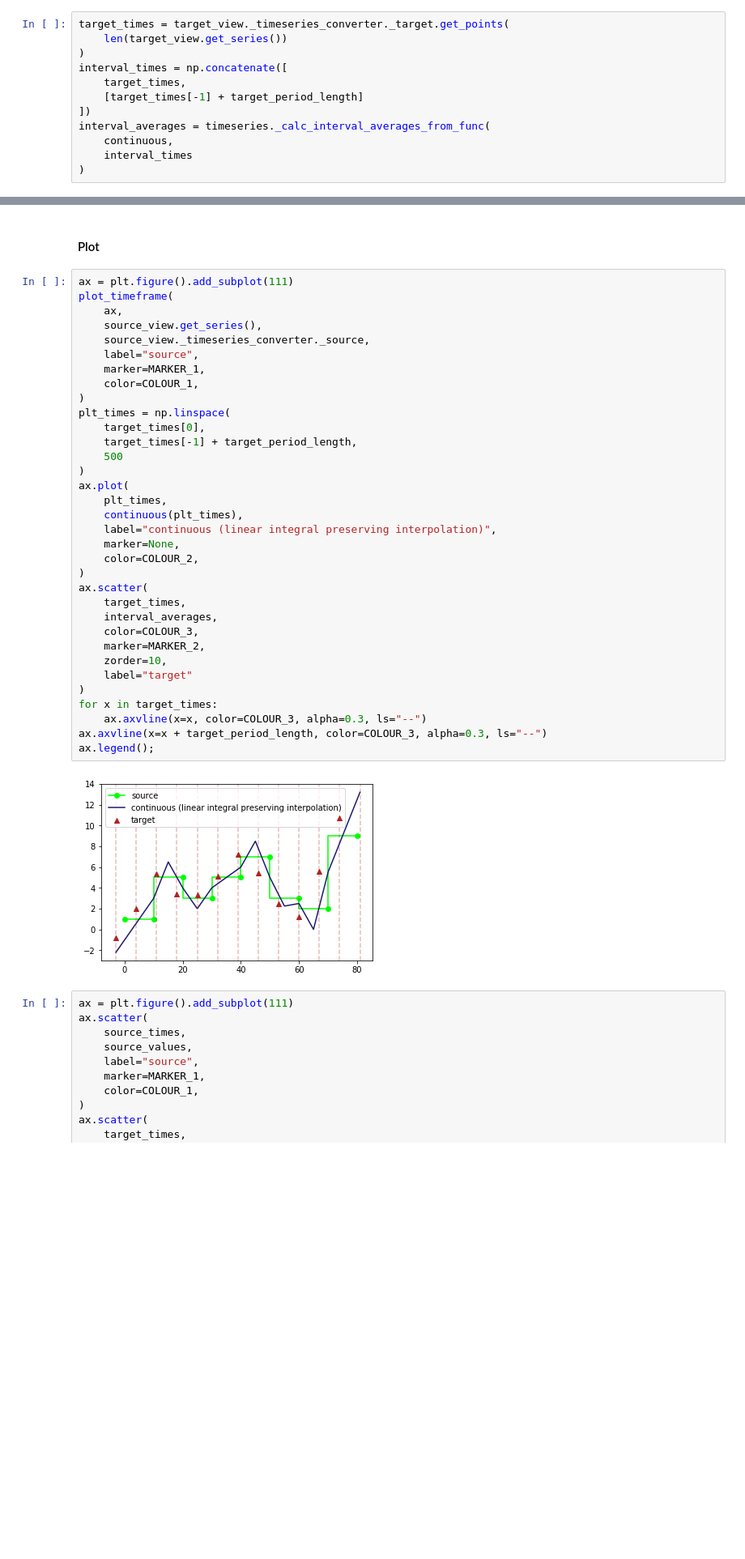
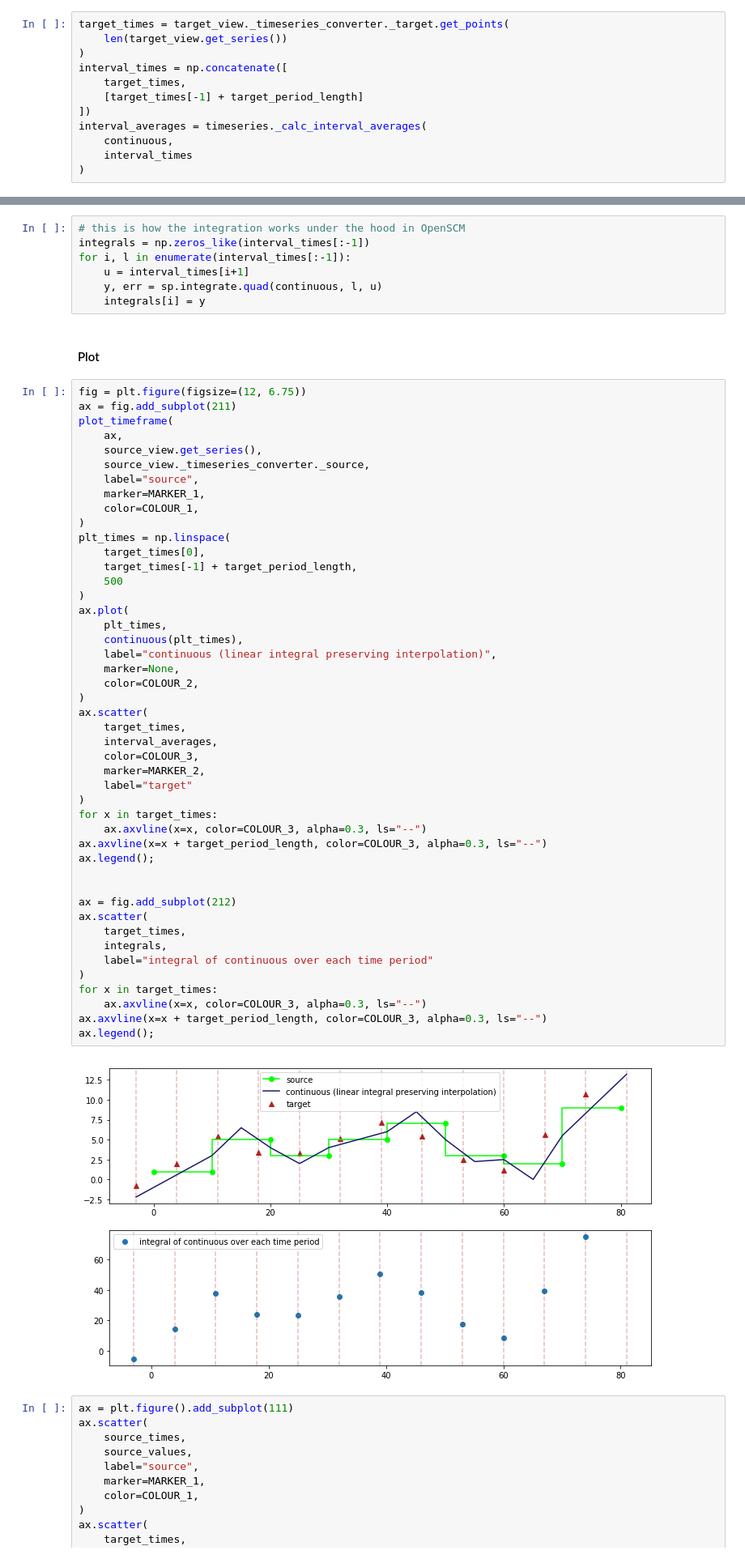
Before and after one commit to openscm/openscm, a Jupyter notebook: notebooks/timeseries.ipynb, the cells around one changed output, grey strips where cells are left out. Shown: that part at 81% size. Drawn from its saved outputs; the diff is of its cells as text; blank space fills up the shorter version.

```diff
--- a/notebooks/timeseries.ipynb
+++ b/notebooks/timeseries.ipynb
@@ -160,7 +161,7 @@ interval_times = np.concatenate([
     target_times,
     [target_times[-1] + target_period_length]
 ])
-interval_averages = timeseries._calc_interval_averages_from_func(
+interval_averages = timeseries._calc_interval_averages(
     continuous,
     interval_times
 )
@@ -170,44 +171,63 @@ interval_averages
 array([-0.8       ,  2.02142857,  5.37857143,  3.42857143,  3.34285714,
         5.1       ,  7.18571429,  5.44642857,  2.49642857,  1.20714286,
         5.59285714, 10.75      ])
+# %%
+# this is how the integration works under the hood in OpenSCM
+integrals = np.zeros_like(interval_times[:-1])
+for i, l in enumerate(interval_times[:-1]):
+    u = interval_times[i+1]
+    y, err = sp.integrate.quad(continuous, l, u)
+    integrals[i] = y
 # %% [markdown]
 #### Plot
 # %%
-ax = plt.figure().add_subplot(111)
+fig = plt.figure(figsize=(12, 6.75))
+ax = fig.add_subplot(211)
 plot_timeframe(
     ax,
     source_view.get_series(),
     source_view._timeseries_converter._source,
     label="source",
     marker=MARKER_1,
     color=COLOUR_1,
 )
 plt_times = np.linspace(
     target_times[0],
     target_times[-1] + target_period_length,
     500
 )
 ax.plot(
     plt_times,
     continuous(plt_times),
     label="continuous (linear integral preserving interpolation)",
     marker=None,
     color=COLOUR_2,
 )
 ax.scatter(
     target_times,
     interval_averages,
     color=COLOUR_3,
     marker=MARKER_2,
-    zorder=10,
     label="target"
 )
 for x in target_times:
     ax.axvline(x=x, color=COLOUR_3, alpha=0.3, ls="--")
 ax.axvline(x=x + target_period_length, color=COLOUR_3, alpha=0.3, ls="--")
 ax.legend();
+
+
+ax = fig.add_subplot(212)
+ax.scatter(
+    target_times,
+    integrals,
+    label="integral of continuous over each time period"
+)
+for x in target_times:
+    ax.axvline(x=x, color=COLOUR_3, alpha=0.3, ls="--")
+ax.axvline(x=x + target_period_length, color=COLOUR_3, alpha=0.3, ls="--")
+ax.legend();
 # %% [output]
-[figure, old version]
+[figure, new version]
 # %%
 ax = plt.figure().add_subplot(111)
 ax.scatter(
```
Also changed, not shown: parts of 3 cells of this notebook.
